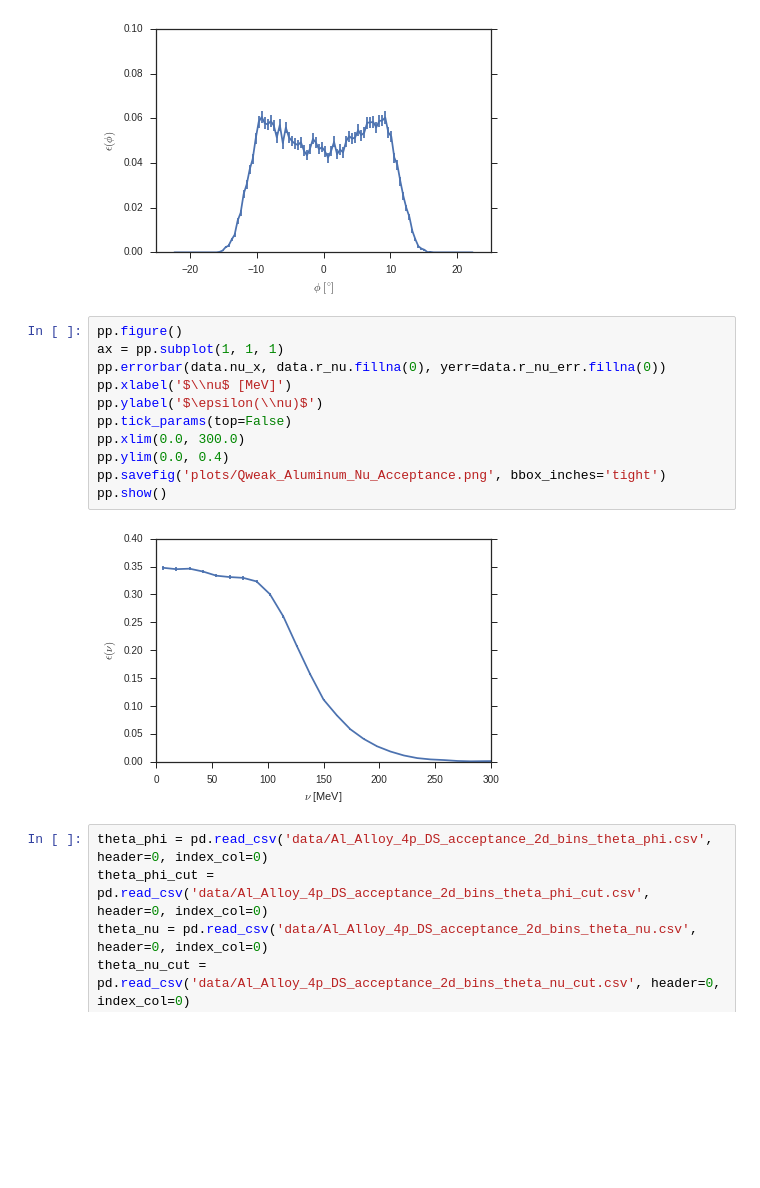
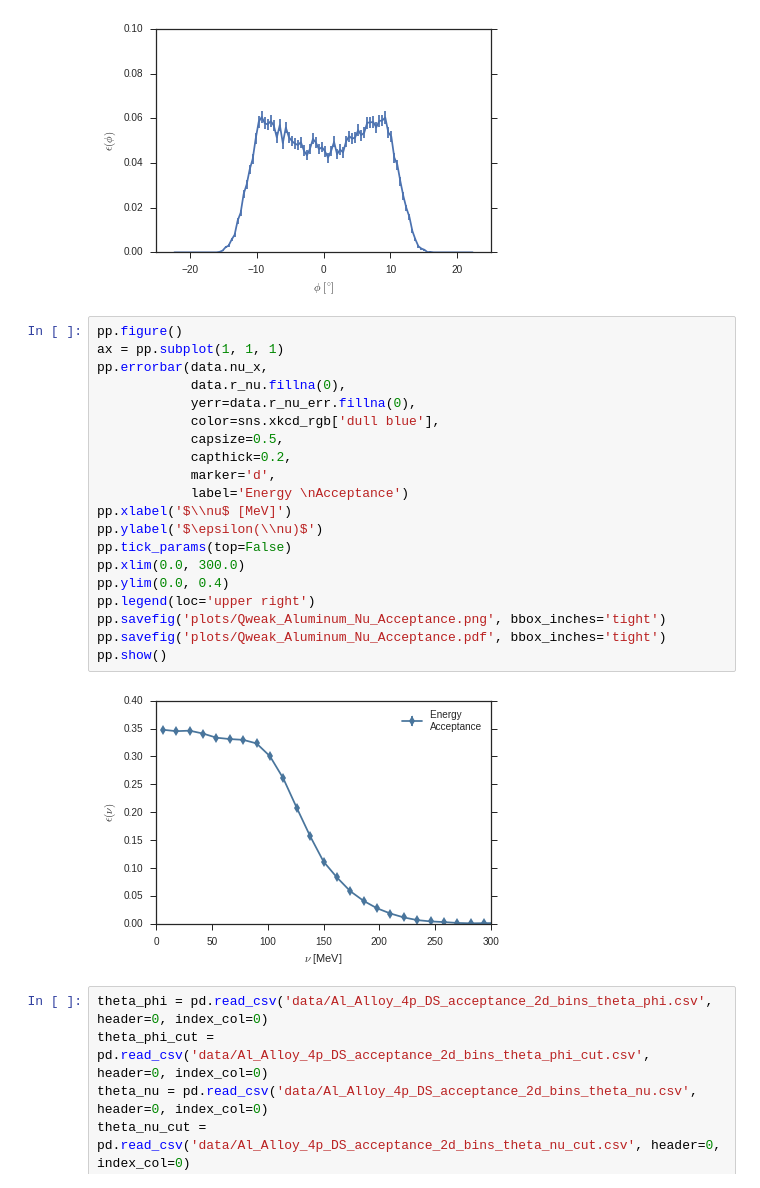
Before and after one commit to kdbartlett/Qweak, a Jupyter notebook: longitudinal_analysis/acceptance_function/Al_Alloy_Acceptance.ipynb, the cells around one changed output. Saved outputs shown, nothing was run; the diff lists cells and outputs as text; blank space fills up the shorter version.

Commit message:
Aluminum Acceptance Study update.

```diff
--- a/longitudinal_analysis/acceptance_function/Al_Alloy_Acceptance.ipynb
+++ b/longitudinal_analysis/acceptance_function/Al_Alloy_Acceptance.ipynb
@@ -98,16 +98,25 @@ pp.show()
 # %%
 pp.figure()
 ax = pp.subplot(1, 1, 1)
-pp.errorbar(data.nu_x, data.r_nu.fillna(0), yerr=data.r_nu_err.fillna(0))
+pp.errorbar(data.nu_x,
+            data.r_nu.fillna(0),
+            yerr=data.r_nu_err.fillna(0),
+            color=sns.xkcd_rgb['dull blue'],
+            capsize=0.5,
+            capthick=0.2,
+            marker='d',
+            label='Energy \nAcceptance')
 pp.xlabel('$\\nu$ [MeV]')
 pp.ylabel('$\epsilon(\\nu)$')
 pp.tick_params(top=False)
 pp.xlim(0.0, 300.0)
 pp.ylim(0.0, 0.4)
+pp.legend(loc='upper right')
 pp.savefig('plots/Qweak_Aluminum_Nu_Acceptance.png', bbox_inches='tight')
+pp.savefig('plots/Qweak_Aluminum_Nu_Acceptance.pdf', bbox_inches='tight')
 pp.show()
 # %% [output]
-[figure, old version]
+[figure, new version]
 # %%
 theta_phi = pd.read_csv('data/Al_Alloy_4p_DS_acceptance_2d_bins_theta_phi.csv', header=0, index_col=0)
 theta_phi_cut = pd.read_csv('data/Al_Alloy_4p_DS_acceptance_2d_bins_theta_phi_cut.csv', header=0, index_col=0)
```
